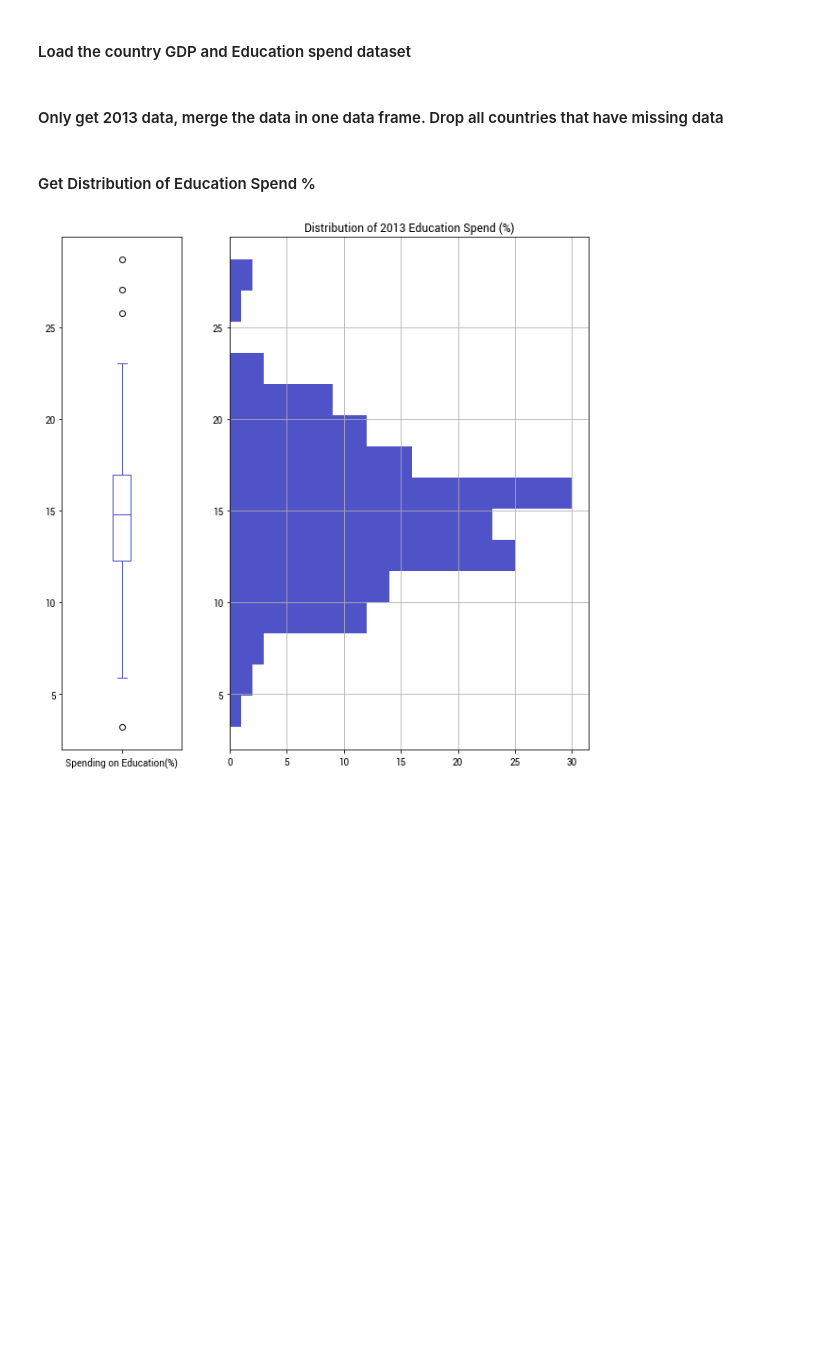
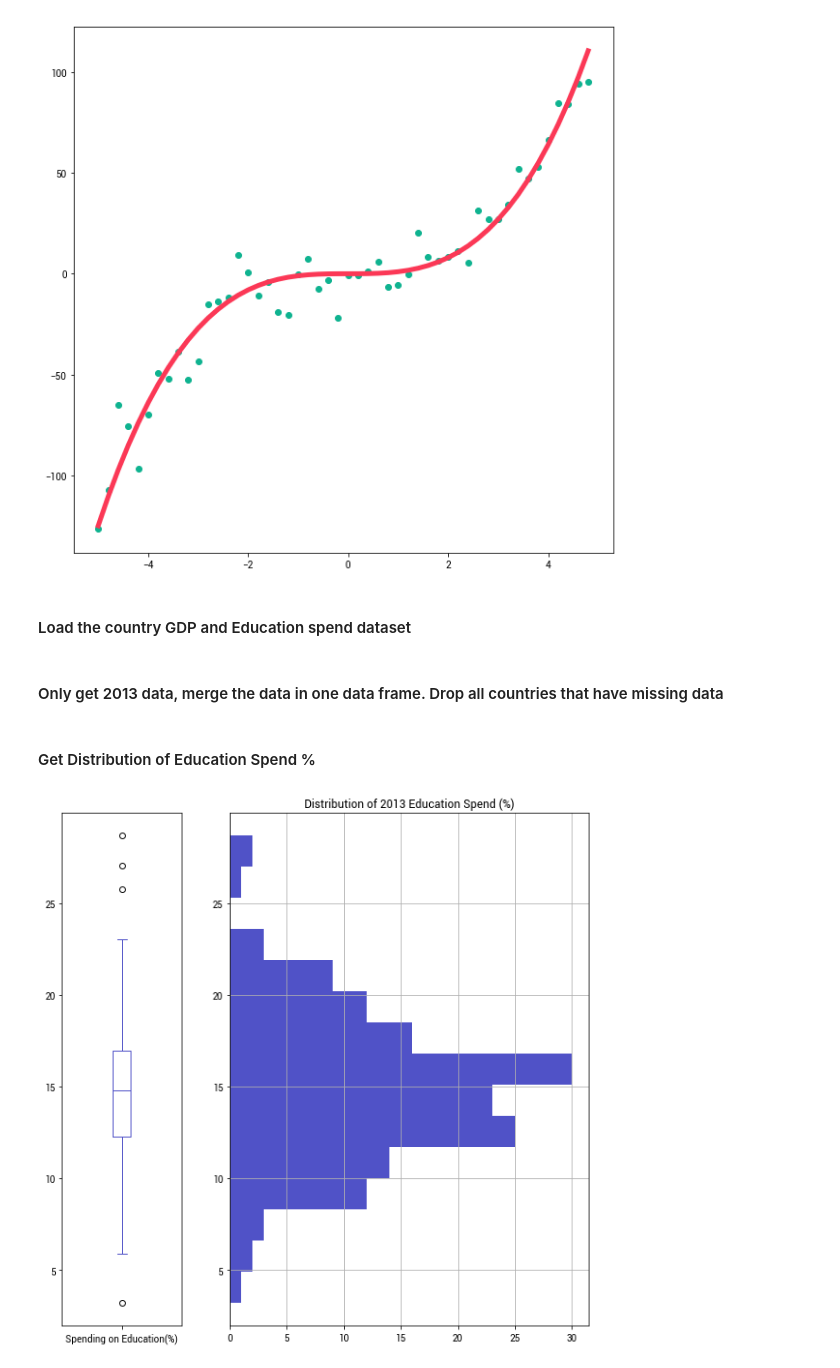
Before and after one commit to magtanggol03/dec130, a Jupyter notebook: notebooks/01 Regression Analysis.ipynb, the cells around one changed output. Drawn from its saved outputs; the diff is of its cells as text; code cells hidden in the pictures; blank space fills up the shorter version.

```diff
--- a/notebooks/01 Regression Analysis.ipynb
+++ b/notebooks/01 Regression Analysis.ipynb
@@ -11,6 +11,18 @@ rcParams['font.sans-serif'] = ['Roboto']
 
 
 col = ['#5052c7', '#1c84b3', '#0fb390', '#f09816', '#fb3856', '#41429f', '#166a8f', '#0b9072', '#c07a12', '#c92d45']
+# %%
+#Generating plots for LR examples section 1
+import pylab
+x = np.arange(-5,5, 0.2)
+y = [i**3 + np.random.normal()*10 for i in x]
+plt.figure(figsize = (10,10))
+plt.scatter(x = x, y = y, color = col[2])
+pylab.plot(x, x**3 , color = col[4], lw = 5)
+#plt.ylim([-1, 5])
+plt.show()
+# %% [output]
+[figure, added]
 # %% [markdown]
 #### Load the country GDP and Education spend dataset
 # %%
```
Also changed, not shown: parts of 16 cells of this notebook, 5 other files.
